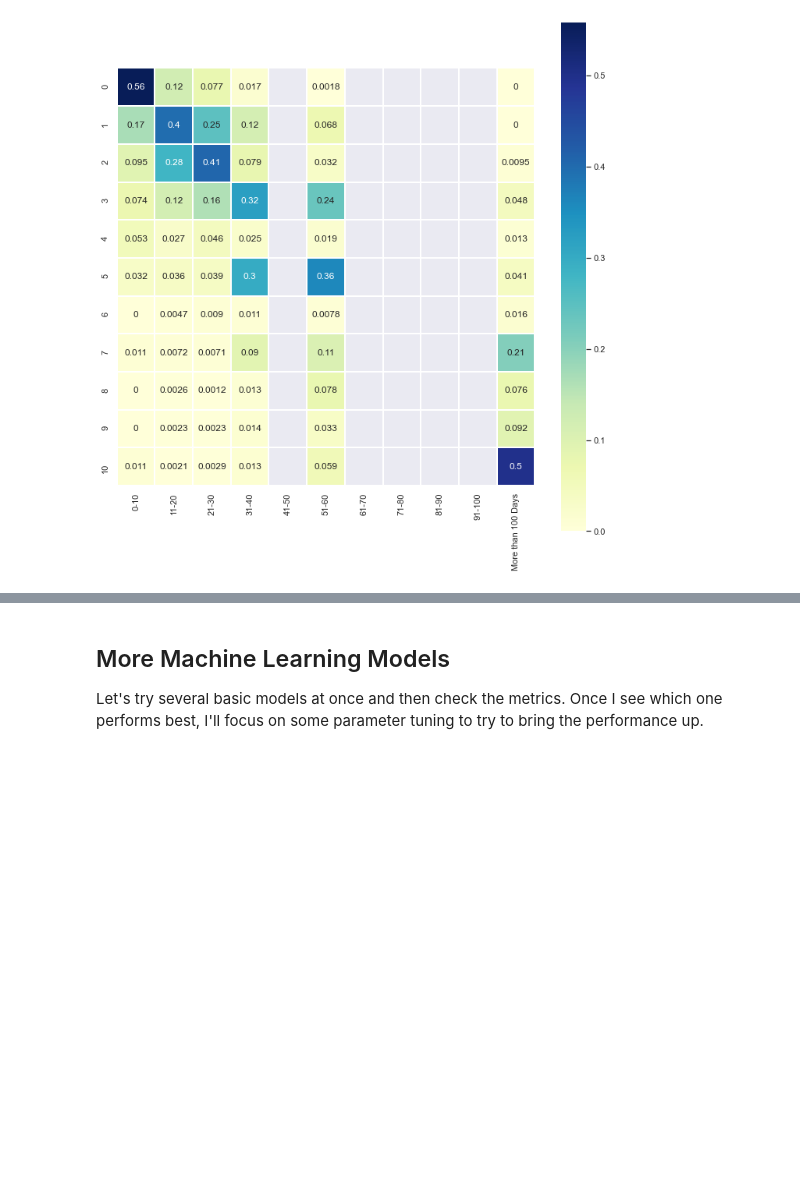
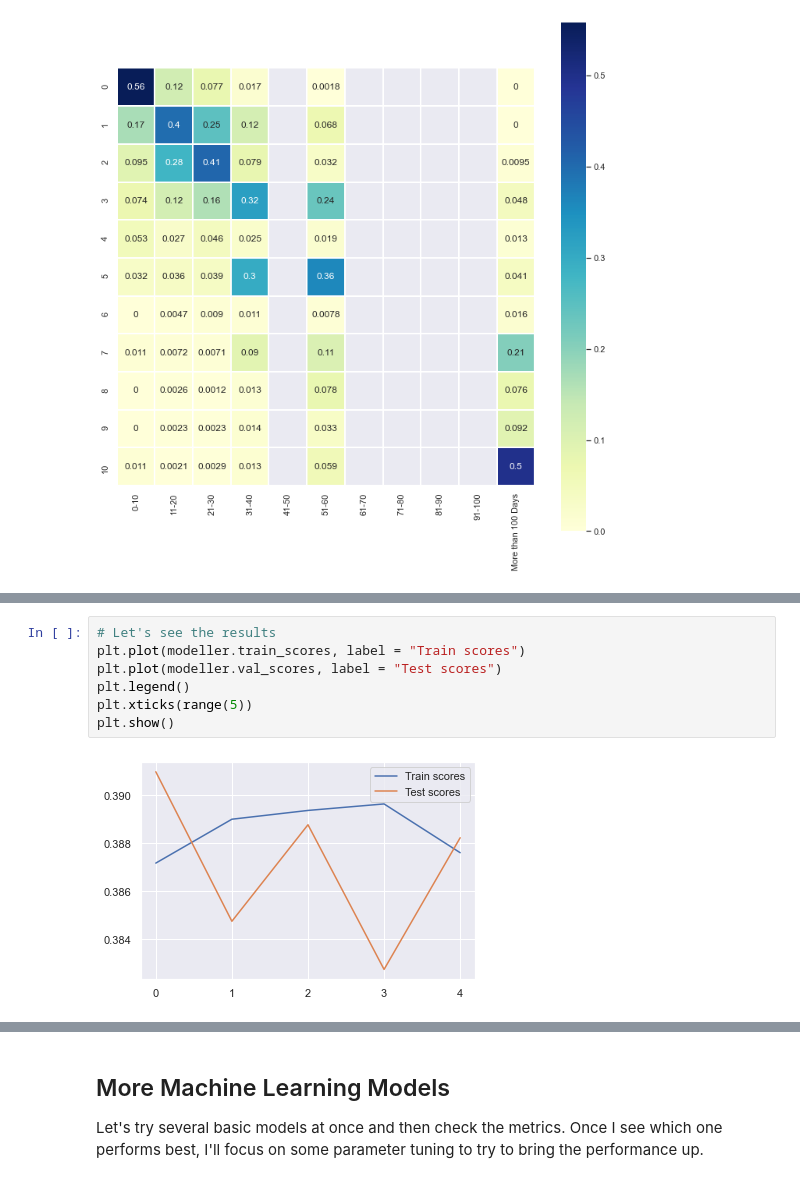
Before and after one commit to Jasc94/competitions, a Jupyter notebook: how_long_would_you_stay/2_workfile.ipynb, the cells around one changed output, grey strips where cells are left out. Cells and saved outputs as stored; diff of their text form; blank space fills up the shorter version.

```diff
--- a/how_long_would_you_stay/2_workfile.ipynb
+++ b/how_long_would_you_stay/2_workfile.ipynb
@@ -173,0 +324,9 @@ Let's try with other models now.
+# %%
+# Let's see the results
+plt.plot(modeller.train_scores, label = "Train scores")
+plt.plot(modeller.val_scores, label = "Test scores")
+plt.legend()
+plt.xticks(range(5))
+plt.show()
+# %% [output]
+[figure, added]
```
Also changed, not shown: parts of 25 cells of this notebook, 16 other files.
